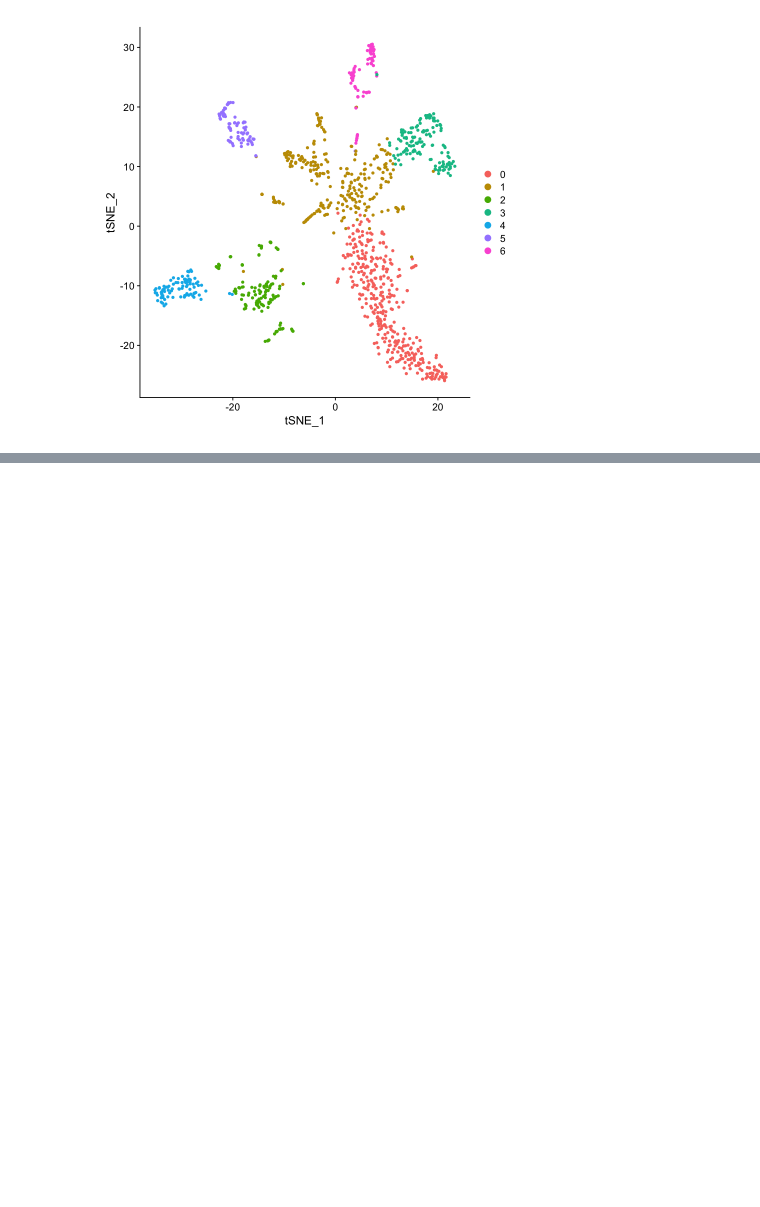
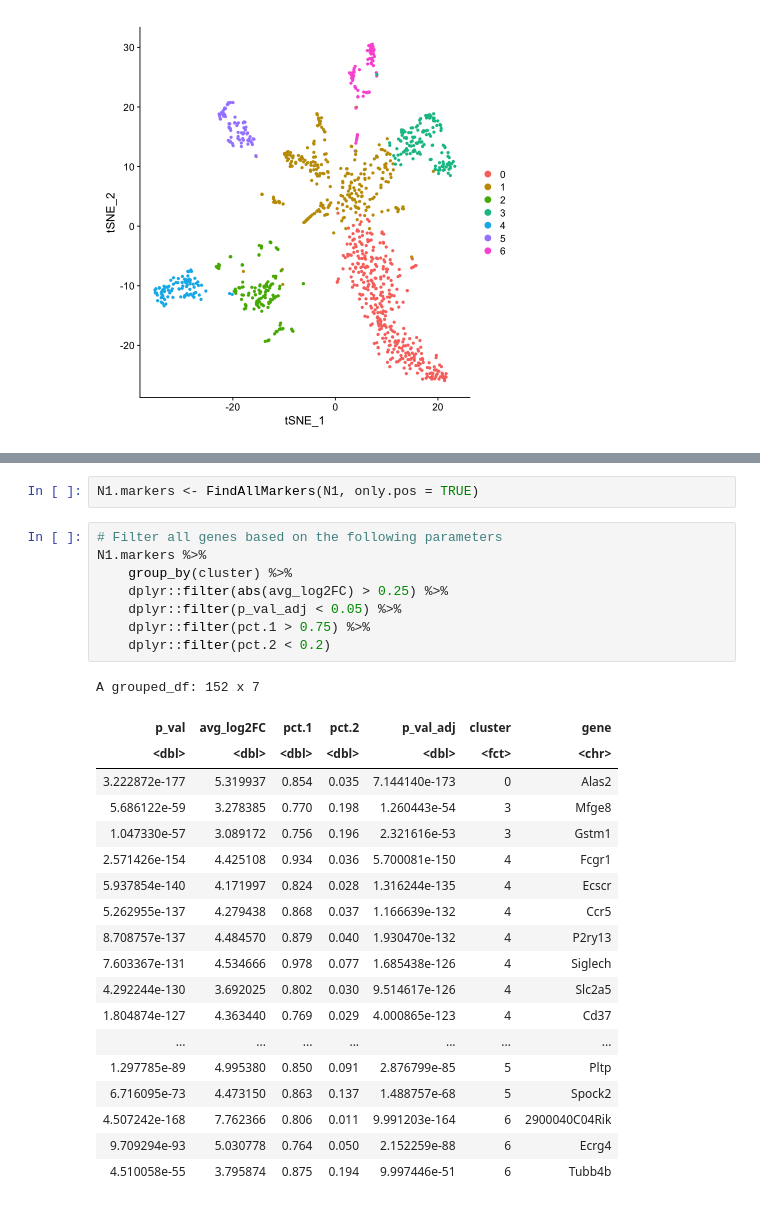
Before and after one commit to rominabai/mouse-amygdala-opioid-dependence, a Jupyter notebook: Analysis.ipynb, the cells around one changed output, grey strips where cells are left out. Drawn from its saved outputs; the diff is of its cells as text; blank space fills up the shorter version.

```diff
--- a/Analysis.ipynb
+++ b/Analysis.ipynb
@@ -281,0 +306,30 @@ DimPlot(N1, reduction = 'tsne')
+# %%
+N1.markers <- FindAllMarkers(N1, only.pos = TRUE)
+# %%
+# Filter all genes based on the following parameters
+N1.markers %>%
+    group_by(cluster) %>%
+    dplyr::filter(abs(avg_log2FC) > 0.25) %>%
+    dplyr::filter(p_val_adj < 0.05) %>%
+    dplyr::filter(pct.1 > 0.75) %>%
+    dplyr::filter(pct.2 < 0.2)
+# %% [output]
+A grouped_df: 152 x 7
+| p_val | avg_log2FC | pct.1 | pct.2 | p_val_adj | cluster | gene |
+| <dbl> | <dbl> | <dbl> | <dbl> | <dbl> | <fct> | <chr> |
+| 3.222872e-177 | 5.319937 | 0.854 | 0.035 | 7.144140e-173 | 0 | Alas2 |
+| 5.686122e-59 | 3.278385 | 0.770 | 0.198 | 1.260443e-54 | 3 | Mfge8 |
+| 1.047330e-57 | 3.089172 | 0.756 | 0.196 | 2.321616e-53 | 3 | Gstm1 |
+| 2.571426e-154 | 4.425108 | 0.934 | 0.036 | 5.700081e-150 | 4 | Fcgr1 |
+| 5.937854e-140 | 4.171997 | 0.824 | 0.028 | 1.316244e-135 | 4 | Ecscr |
+| 5.262955e-137 | 4.279438 | 0.868 | 0.037 | 1.166639e-132 | 4 | Ccr5 |
+| 8.708757e-137 | 4.484570 | 0.879 | 0.040 | 1.930470e-132 | 4 | P2ry13 |
+| 7.603367e-131 | 4.534666 | 0.978 | 0.077 | 1.685438e-126 | 4 | Siglech |
+| 4.292244e-130 | 3.692025 | 0.802 | 0.030 | 9.514617e-126 | 4 | Slc2a5 |
+| 1.804874e-127 | 4.363440 | 0.769 | 0.029 | 4.000865e-123 | 4 | Cd37 |
+| ... | ... | ... | ... | ... | ... | ... |
+| 1.297785e-89 | 4.995380 | 0.850 | 0.091 | 2.876799e-85 | 5 | Pltp |
+| 6.716095e-73 | 4.473150 | 0.863 | 0.137 | 1.488757e-68 | 5 | Spock2 |
+| 4.507242e-168 | 7.762366 | 0.806 | 0.011 | 9.991203e-164 | 6 | 2900040C04Rik |
+| 9.709294e-93 | 5.030778 | 0.764 | 0.050 | 2.152259e-88 | 6 | Ecrg4 |
+| 4.510058e-55 | 3.795874 | 0.875 | 0.194 | 9.997446e-51 | 6 | Tubb4b |
```
Also changed, not shown: parts of 5 cells of this notebook.
